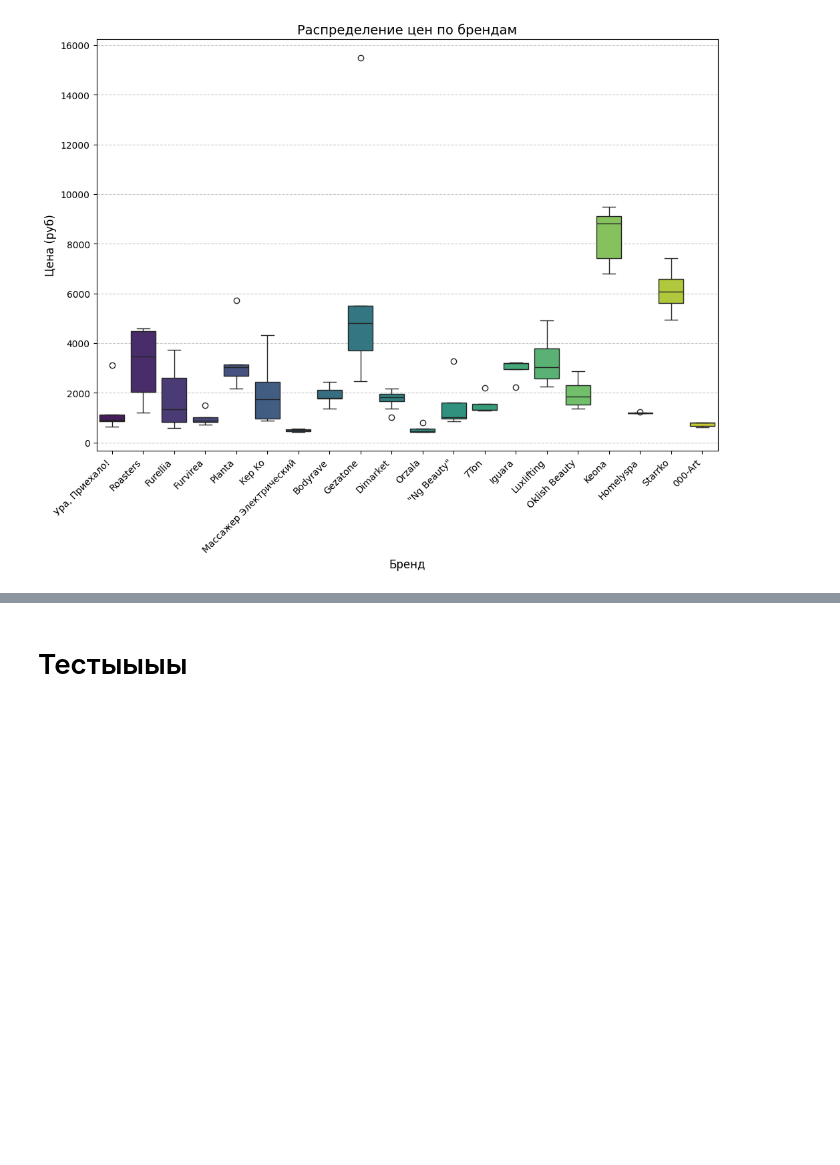
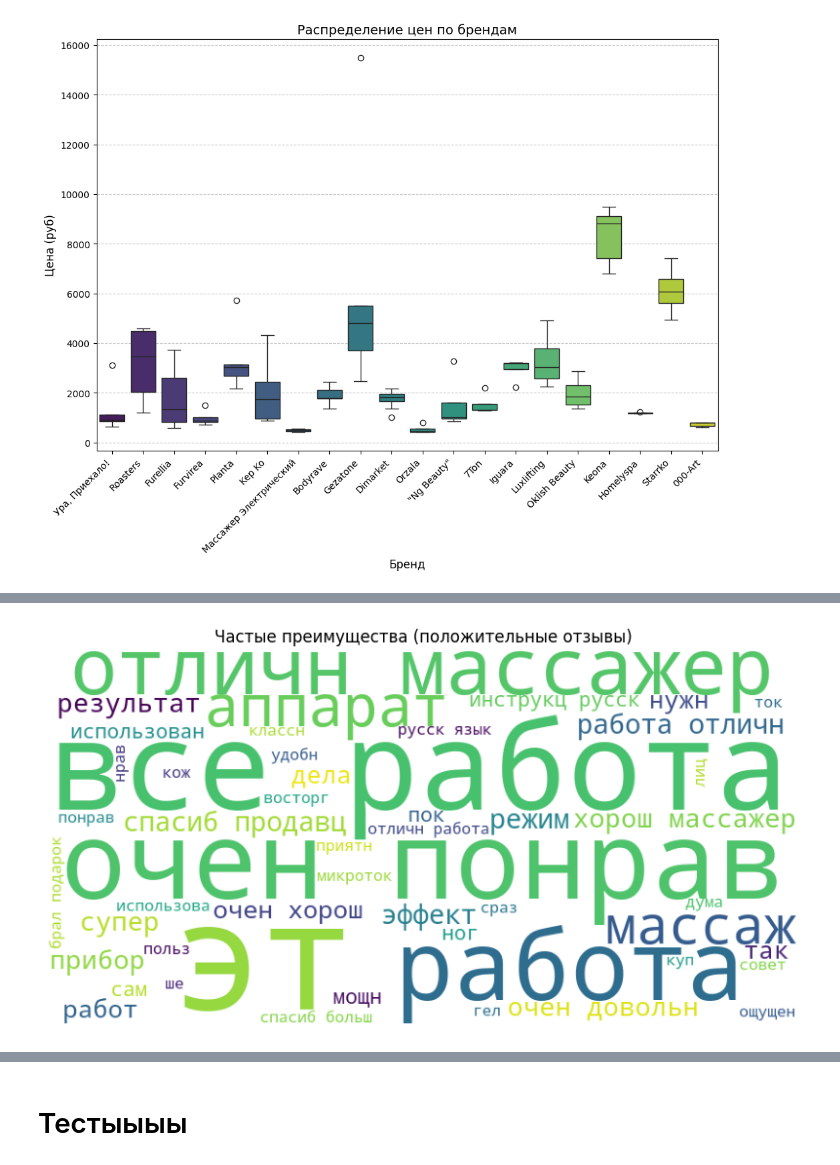
Before and after one commit to nekitmilk/ElectroPunk, a Jupyter notebook: src/notebooks/analisys.ipynb, the cells around one changed output, grey strips where cells are left out. Saved outputs shown, nothing was run; the diff lists cells and outputs as text; code cells hidden in the pictures; blank space fills up the shorter version.

Commit message:
WordCloud & TF-IDF

```diff
--- a/src/notebooks/analisys.ipynb
+++ b/src/notebooks/analisys.ipynb
@@ -823,0 +781,21 @@ Passing `palette` without assigning `hue` is deprecated and will be removed in v
+# %%
+# Функция очистки текста
+def clean_text(text):
+    if pd.isna(text):
+        return ""
+    text = text.lower()
+    text = re.sub(r'[^\w\s]', '', text)  # Удаление пунктуации
+    text = re.sub(r'\d+', '', text)       # Удаление цифр
+    # Удаление стоп-слов и стемминг
+    stop_words = set(stopwords.words('russian'))
+    stemmer = SnowballStemmer('russian')
+    words = text.split()
+    words = [stemmer.stem(word) for word in words if word not in stop_words and len(word) > 2]
+    return " ".join(words)
+
+# Очистка колонок
+df['advantage_clean'] = df['advantage'].apply(clean_text)
+df['disadvantage_clean'] = df['disadvantage'].apply(clean_text)
+df['comment_clean'] = df['comment'].apply(clean_text)
+
+df['full_text_clean'] = df['full_text'].apply(clean_text)
@@ -823,0 +811,25 @@ Passing `palette` without assigning `hue` is deprecated and will be removed in v
+# %%
+positive = df[df['rating'] > 3]  # Положительные отзывы
+negative = df[df['rating'] <= 3]  # Негативные отзывы
+# %%
+import matplotlib.pyplot as plt
+
+def generate_wordcloud(text, title):
+    wordcloud = WordCloud(
+        width=800,
+        height=400,
+        background_color='white',
+        max_words=50
+    ).generate(text)
+
+    plt.figure(figsize=(10, 5))
+    plt.imshow(wordcloud)
+    plt.axis('off')
+    plt.title(title)
+    plt.show()
+# %%
+# Для положительных отзывов (преимущества)
+all_positive = " ".join(positive['full_text_clean'])
+generate_wordcloud(all_positive, 'Частые преимущества (положительные отзывы)')
+# %% [output]
+[figure, added]
```
Also changed, not shown: parts of 15 cells of this notebook.
